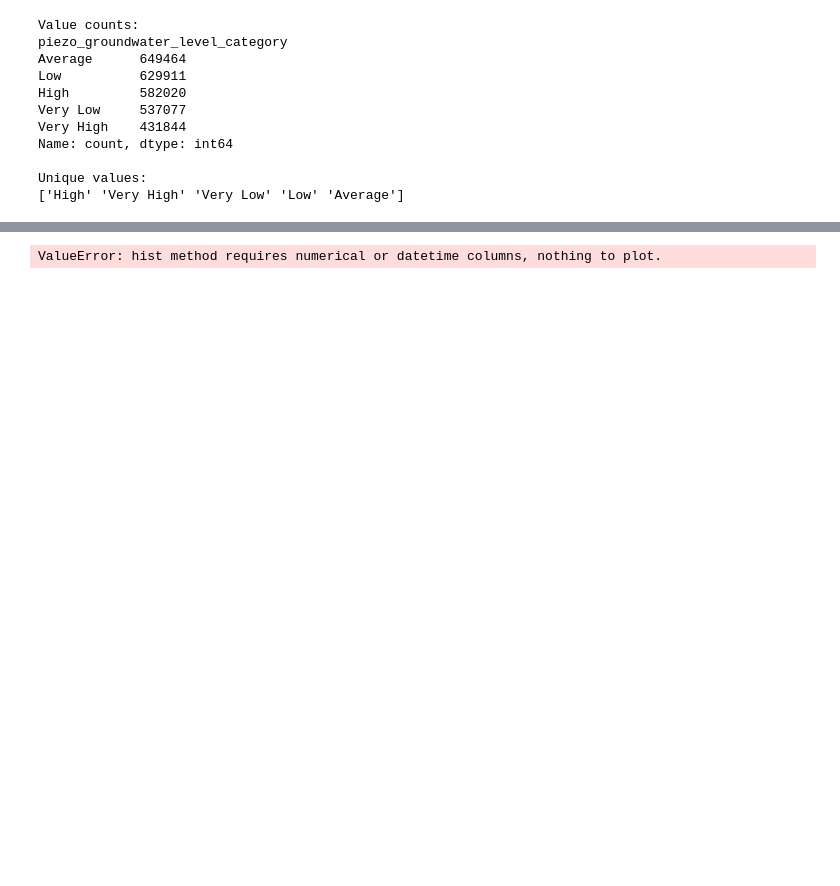
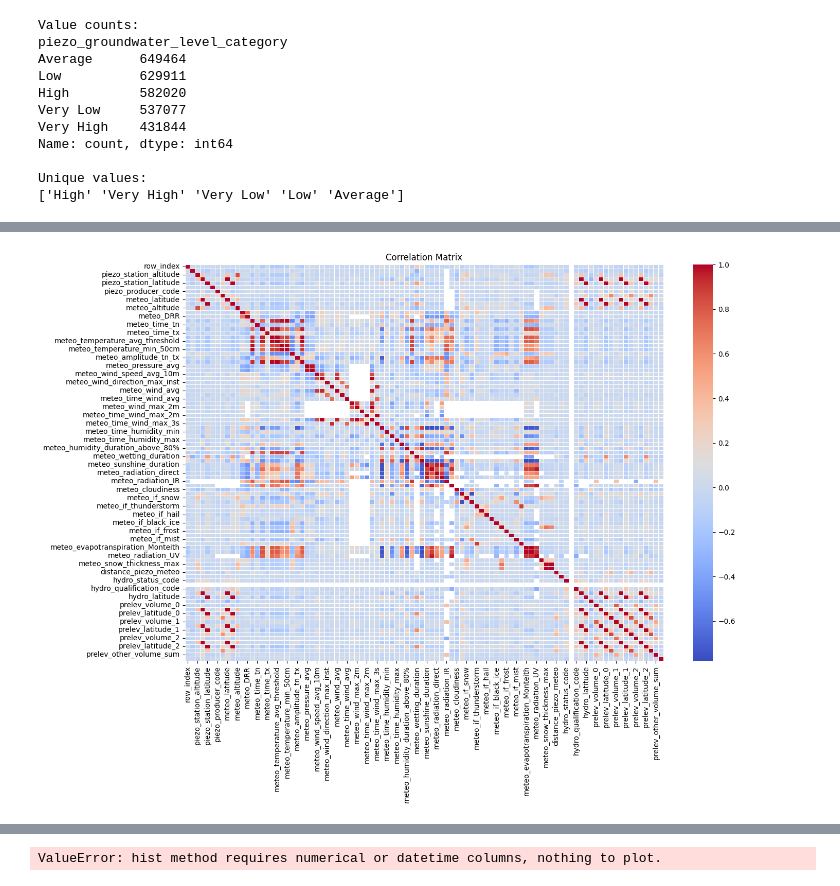
Before and after one commit to LaTurboTeam/HiParis5, a Jupyter notebook: Elouan/notebooks/Data_exploration.ipynb, the cells around one changed output, grey strips where cells are left out. Cells and saved outputs as stored; diff of their text form; code cells hidden in the pictures; blank space fills up the shorter version.

```diff
--- a/Elouan/notebooks/Data_exploration.ipynb
+++ b/Elouan/notebooks/Data_exploration.ipynb
@@ -23,3 +25,6 @@ x_train.head()
 | 3 | 3 | 01 | Sun Jul 14 13:00:02 CEST 2024 | 34.20 | Ain | ... |
 | 4 | 4 | 01 | Sun Jul 14 13:00:02 CEST 2024 | 37.30 | Ain | ... |
 5 rows × 136 columns
+# %%
+x_train['piezo_station_update_date'] = pd.to_datetime(x_train['piezo_station_update_date'], errors='coerce')
+print(x_train['piezo_station_update_date'].head())  # Display the first few rows to confirm the conversion
@@ -33,0 +67,13 @@ memory usage: 2.9+ GB
+# %%
+# Separate numeric columns
+numeric_cols = x_train.select_dtypes(include=['number']).columns
+
+# Separate categorical columns
+categorical_cols = x_train.select_dtypes(include=['object']).columns
+
+# Separate datetime columns
+datetime_cols = x_train.select_dtypes(include=['datetime']).columns
+
+print("Numeric Columns:", numeric_cols)
+print("Categorical Columns:", categorical_cols)
+print("Datetime Columns:", datetime_cols)
@@ -80,0 +208,10 @@ Index(['piezo_station_department_code', 'piezo_station_update_date',
+# %%
+import seaborn as sns
+
+# Correlation heatmap
+plt.figure(figsize=(15, 10))
+sns.heatmap(x_train[numeric_cols].corr(), annot=False, cmap='coolwarm', linewidths=0.5)
+plt.title("Correlation Matrix")
+plt.show()
+# %% [output]
+[figure, added]
```
Also changed, not shown: parts of 9 cells of this notebook, 2 other files.
